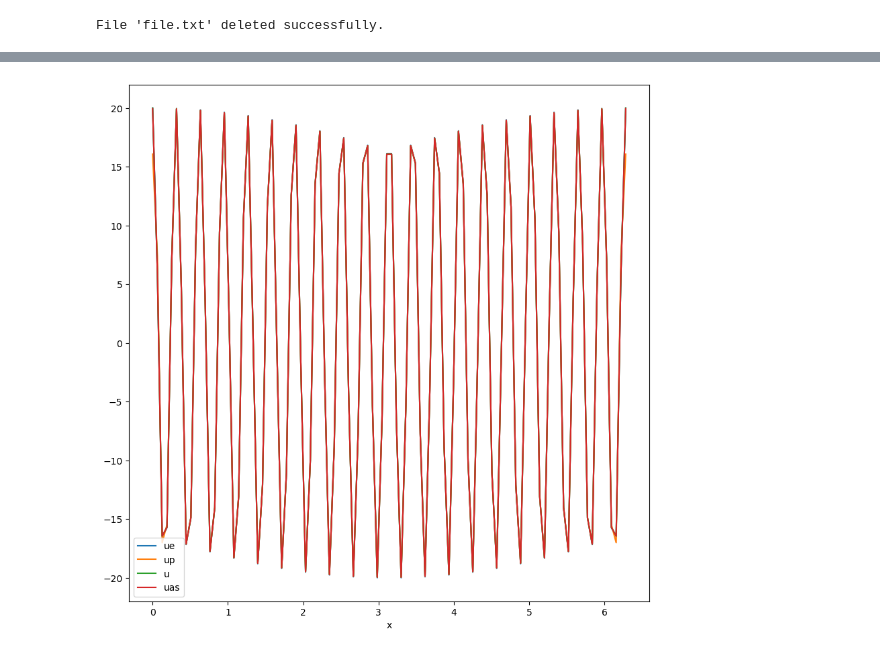
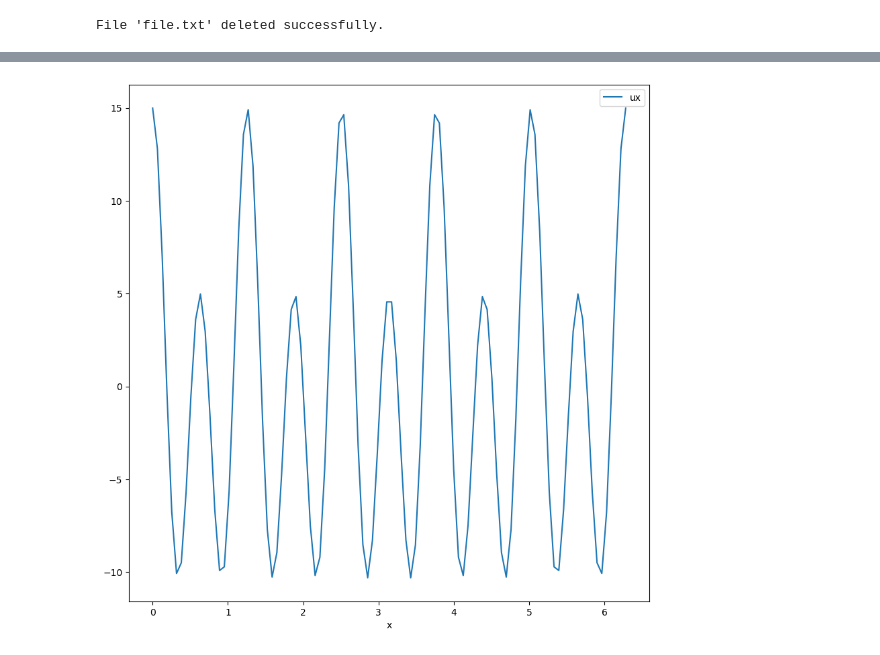
Before and after one commit to mksreed/Fortran, a Jupyter notebook: twoDplots.ipynb, the cells around one changed output, grey strips where cells are left out. Cells and saved outputs as stored; diff of their text form; code cells hidden in the pictures.

```diff
--- a/twoDplots.ipynb
+++ b/twoDplots.ipynb
@@ -69,9 +73,7 @@ df1.plot(x="x", y=["u", "uf"],kind="line", figsize=(10, 10))
 # %%
-xu=u+0.999
-xup=up+0.373
-df.plot(x="x", y=["ue", "up", "u","uas"],kind="line", figsize=(10, 10))
+df.plot(x="x", y=["ux"],kind="line", figsize=(10, 10))
 
 # Display plot
 plt.show()
 # %% [output]
-[figure, old version]
+[figure, new version]
```
Also changed, not shown: parts of 5 cells of this notebook, 1 other file.
